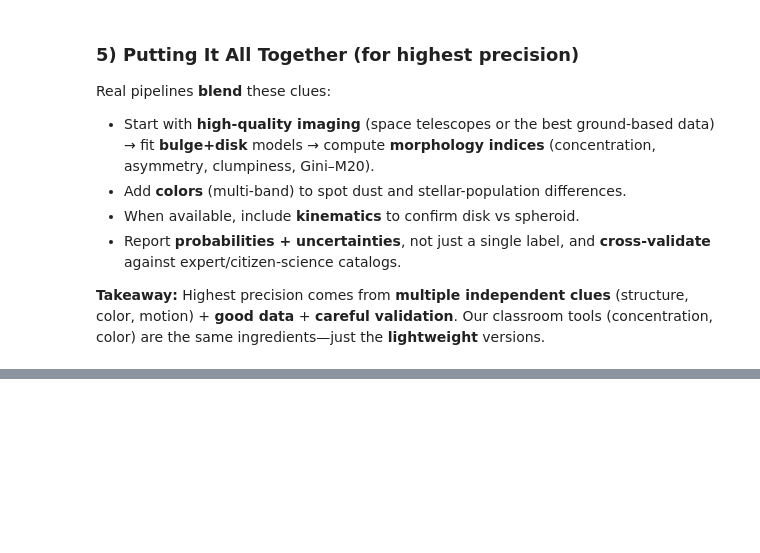
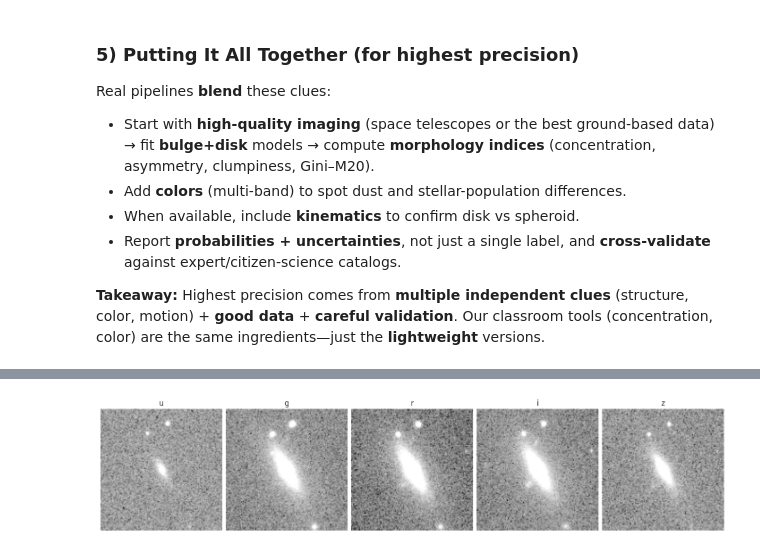
Before and after one commit to JanaBog/Galaxies_workshop, a Jupyter notebook: Analyzing_Galaxies_Star_Formation_and_Morphology.ipynb, the cells around one changed output, grey strips where cells are left out. Drawn from its saved outputs; the diff is of its cells as text; code cells hidden in the pictures; blank space fills up the shorter version.

```diff
--- a/Analyzing_Galaxies_Star_Formation_and_Morphology.ipynb
+++ b/Analyzing_Galaxies_Star_Formation_and_Morphology.ipynb
@@ -1359,0 +1364,74 @@ Real pipelines **blend** these clues:
+# %%
+from astroquery.sdss import SDSS
+from astropy import coordinates as coords
+from astropy import units as u
+from astropy.wcs import WCS
+from astropy.nddata import Cutout2D
+from astropy.visualization import ImageNormalize, ZScaleInterval, AsinhStretch
+import numpy as np
+import matplotlib.pyplot as plt
+from PIL import Image
+
+
+# ---- Input: target position ----
+pos = coords.SkyCoord(ra = 230.89159883383, dec = -0.395925931377392, unit="deg")
+
+# ---- Desired display geometry to match your gallery ----
+# Your gallery uses scale=0.2 arcsec/pixel and 256x256 pixels:
+target_fov_arcsec = 256 * 0.2  # 51.2"
+target_size_pixels = 256       # final display size per panel
+
+bands = ["u", "g", "r", "i", "z"]
+cutouts_256 = {}  # band -> 256x256 array
+
+for b in bands:
+    # Pull a small image around the position; radius >= half the desired FOV
+    radius = (target_fov_arcsec/2) * u.arcsec
+    hdulist = SDSS.get_images(coordinates=pos, band=b, radius=radius.to(u.deg))[0]
+
+    # Find the first HDU with data + its WCS
+    data = None
+    wcs = None
+    for hdu in hdulist:
+        if getattr(hdu, "data", None) is not None:
+            data = np.nan_to_num(hdu.data, nan=0.0, posinf=0.0, neginf=0.0)
+            try:
+                wcs = WCS(hdu.header)
+            except Exception:
+                wcs = None
+            break
+    if data is None or wcs is None:
+        print(f"[{b}] No image data or WCS found")
+        continue
+
+    # Make a cutout with the *same angular FOV* as your gallery (51.2″ square)
+    # Cutout2D can take a Quantity size in angular units if WCS is provided
+    size = (target_fov_arcsec * u.arcsec, target_fov_arcsec * u.arcsec)
+    cut = Cutout2D(data, position=pos, size=size, wcs=wcs, mode="trim")
+
+    # Rescale the cutout array to 256x256 to match your gallery tiles
+    # (native SDSS pixel scale is ~0.396″/px, so the cutout will be ~129×129 px)
+    arr = cut.data
+    # Normalize for display (zscale + asinh)
+    norm = ImageNormalize(arr, interval=ZScaleInterval(), stretch=AsinhStretch())
+    arr_norm = norm(arr)
+
+    # Convert to 8-bit image for clean resizing
+    arr_8 = np.clip(arr_norm * 255, 0, 255).astype(np.uint8)
+    im = Image.fromarray(arr_8)
+    im_resized = im.resize((target_size_pixels, target_size_pixels), resample=Image.BILINEAR)
+
+    cutouts_256[b] = np.array(im_resized)
+
+# ---- Display side-by-side panels (u g r i z), each 256×256, same FOV as gallery ----
+if cutouts_256:
+    fig, axes = plt.subplots(1, len(cutouts_256), figsize=(14, 3), constrained_layout=True)
+    for ax, b in zip(axes, bands):
+        img = cutouts_256.get(b)
+        ax.imshow(img, cmap="gray", origin="lower")
+        ax.set_title(b)
+        ax.axis("off")
+    plt.show()
+else:
+    print("No cutouts produced.")
+# %% [output]
@@ -1359,0 +1455 @@ Real pipelines **blend** these clues:
+[figure, added]
```
Also changed, not shown: parts of 15 cells of this notebook.
